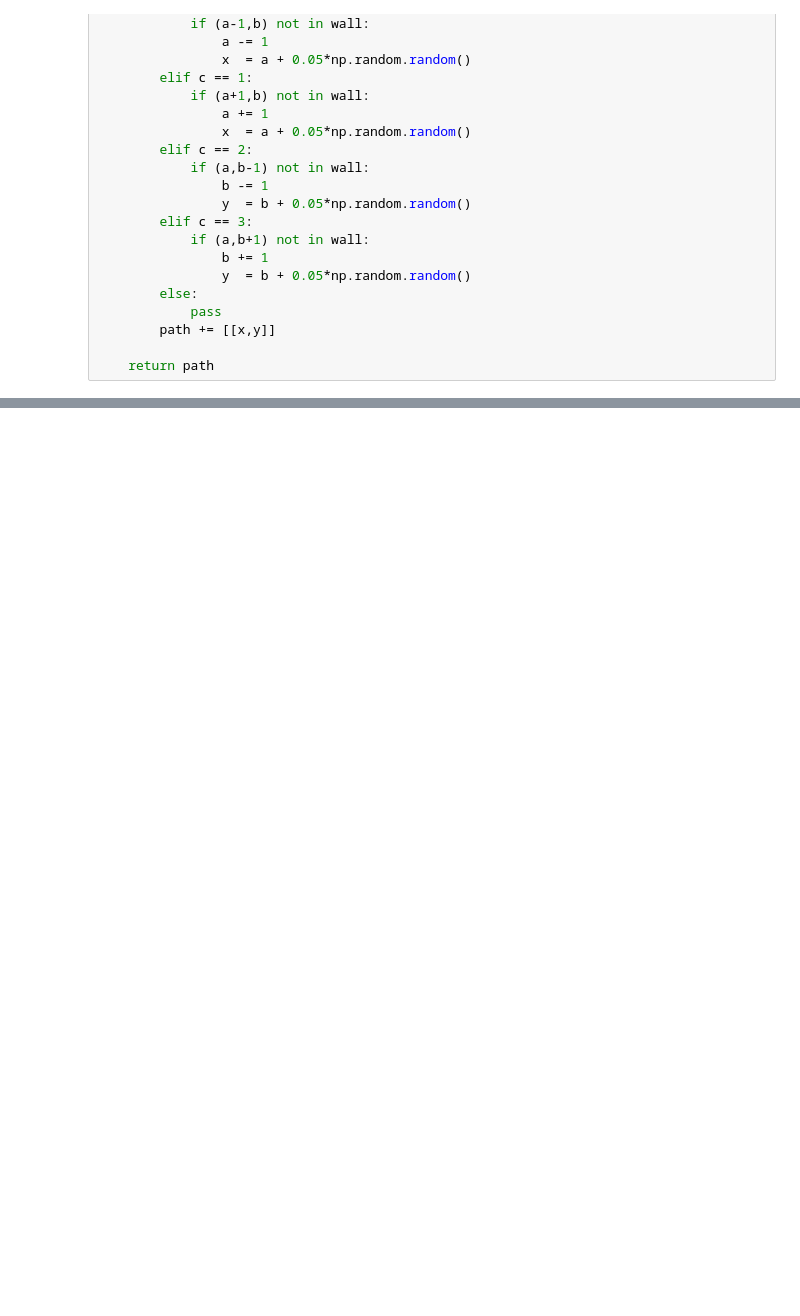
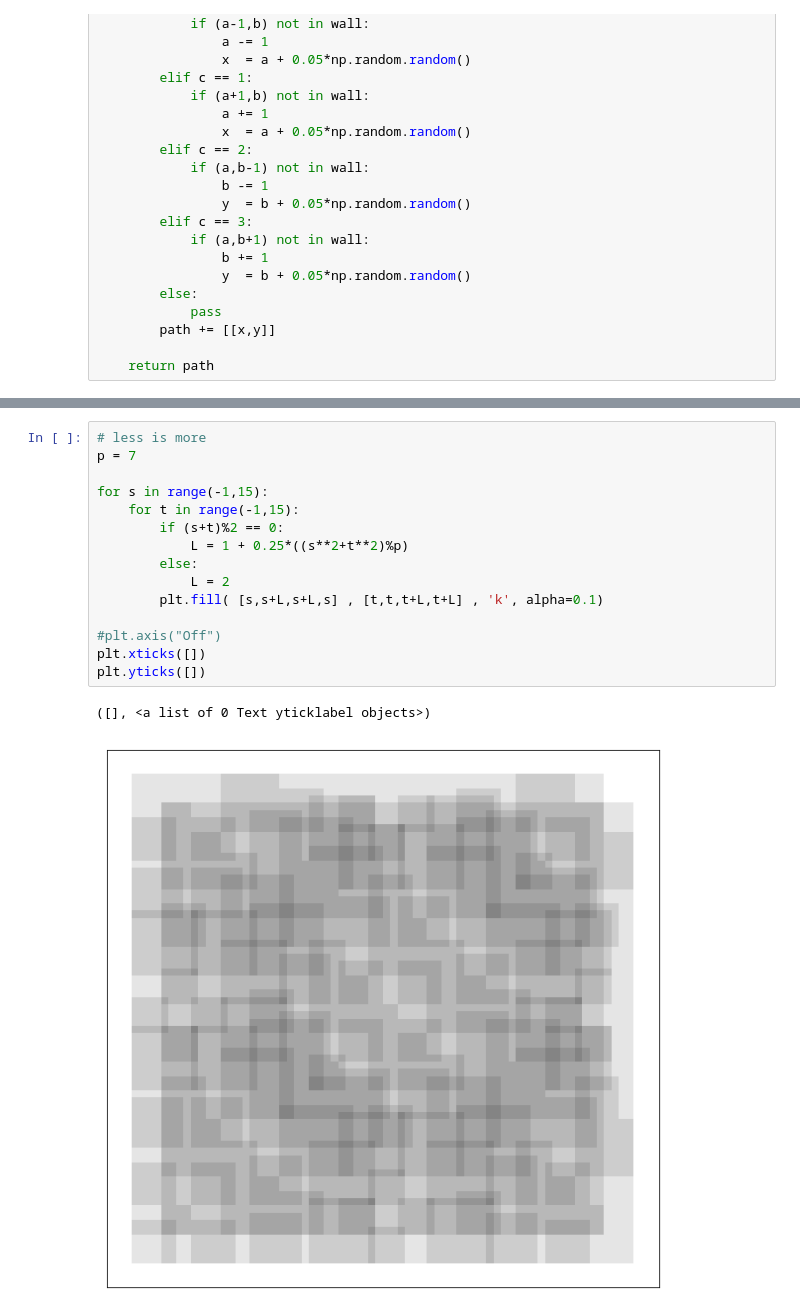
Before and after one commit to mango314/math-blog, a Jupyter notebook: 2019/030819 - Fences.ipynb, the cells around one changed output, grey strips where cells are left out. Saved outputs shown, nothing was run; the diff lists cells and outputs as text; blank space fills up the shorter version.

```diff
--- a/2019/030819 - Fences.ipynb
+++ b/2019/030819 - Fences.ipynb
@@ -181,0 +256,18 @@ plt.ylim([-1,5*M])
+# %%
+# less is more
+p = 7
+
+for s in range(-1,15):
+    for t in range(-1,15):
+        if (s+t)%2 == 0:
+            L = 1 + 0.25*((s**2+t**2)%p)
+        else:
+            L = 2
+        plt.fill( [s,s+L,s+L,s] , [t,t,t+L,t+L] , 'k', alpha=0.1)
+
+#plt.axis("Off")
+plt.xticks([])
+plt.yticks([])
+# %% [output]
+([], <a list of 0 Text yticklabel objects>)
+[figure, added]
```
Also changed, not shown: parts of 9 cells of this notebook.
